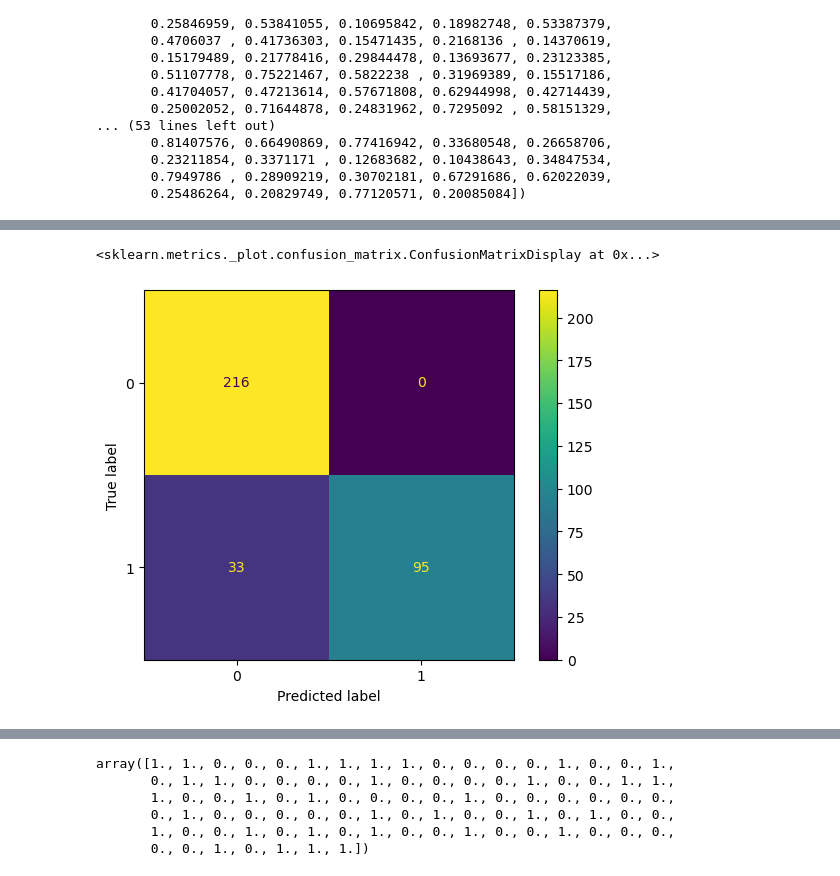
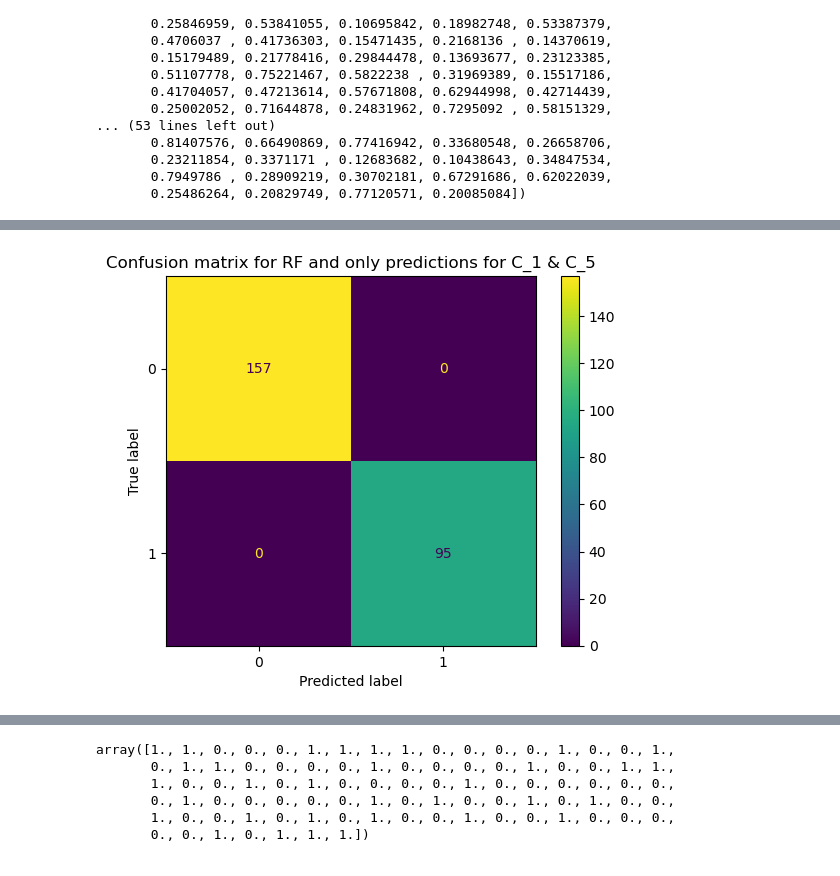
Before and after one commit to stlbnmaria/enschallenge2023, a Jupyter notebook: modeling/prediction_analysis.ipynb, the cells around one changed output, grey strips where cells are left out. Saved outputs shown, nothing was run; the diff lists cells and outputs as text; code cells hidden in the pictures.

```diff
--- a/modeling/prediction_analysis.ipynb
+++ b/modeling/prediction_analysis.ipynb
@@ -46,9 +57,7 @@ lrs_log = trfs.train_mocov_features(
     patients_train,
     samples_train,
     centers_train,
-    agg_by="mean",
     tile_avg=False,
-    subsampling=False,
 )
 # %% [output]
 STOP: TOTAL NO. of ITERATIONS REACHED LIMIT.
@@ -132,8 +183,6 @@ lrs_rf = trfs.train_mocov_features(
     patients_train,
     samples_train,
     centers_train,
-    agg_by="mean",
     tile_avg=False,
-    subsampling=False,
 )
 # %% [output]
@@ -182,10 +230,0 @@ disp.plot()
-# %%
-preds_rf = 0
-# loop over the classifiers
-for lr in lrs_rf:
-    temp_ = lr.predict_proba(X_train)[:, 1]
-    temp_ = trfs.pred_aggregation(temp_, samples_train)
-    preds_rf += temp_
-
-# and take the average (ensembling technique)
-preds_rf = preds_rf / len(lrs_rf)
@@ -212,7 +231,7 @@ array([0.13633, 0.44857, 0.11899, 0.1332 , 0.42697, 0.1193 , 0.39608,
 # %%
-cm = confusion_matrix(y_agg, preds_rf > 0.5)
+cm = confusion_matrix(y_agg[centers_agg != "C_2"], preds_rf[centers_agg != "C_2"] > 0.5)
 disp = ConfusionMatrixDisplay(cm)
 disp.plot()
+plt.title("Confusion matrix for RF and only predictions for C_1 & C_5");
 # %% [output]
-<sklearn.metrics._plot.confusion_matrix.ConfusionMatrixDisplay at 0x...>
-[figure, old version]
+[figure, new version]
```
Also changed, not shown: parts of 79 cells of this notebook.
